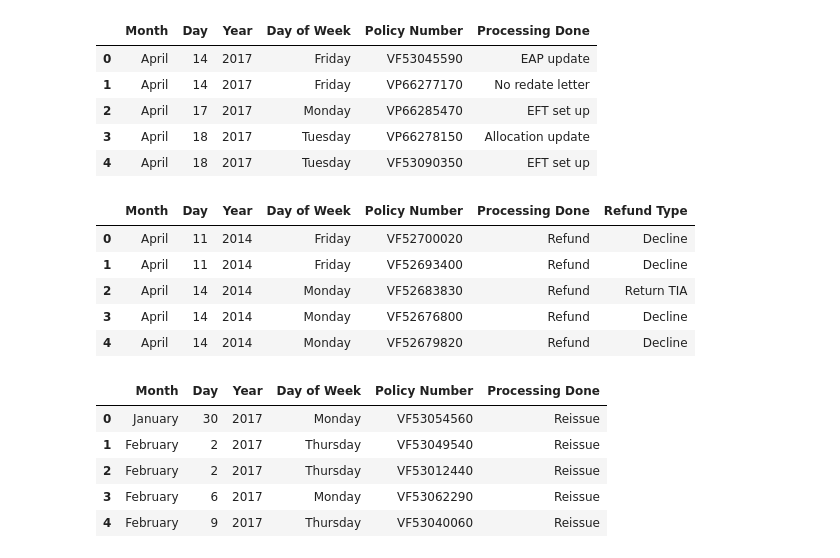
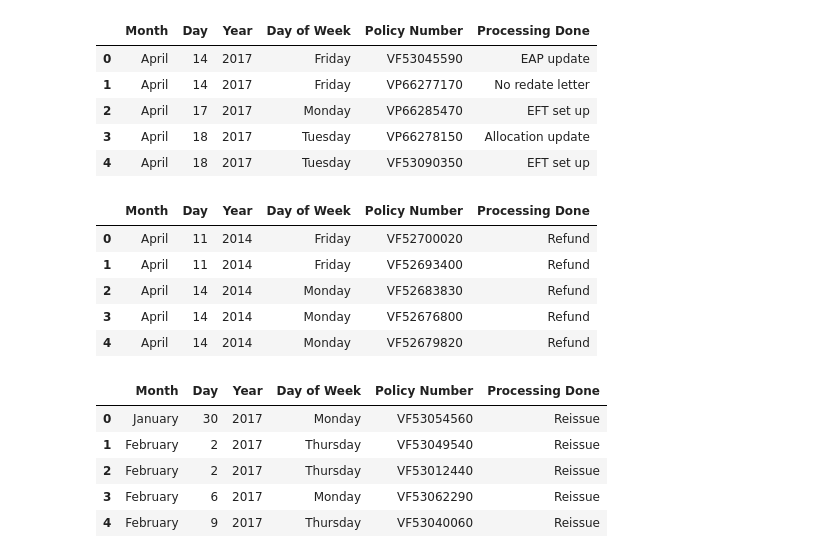
Before and after one commit to johnsethchong/PL_project, a Jupyter notebook: Python Analysis.ipynb, the cells around one changed output. Drawn from its saved outputs; the diff is of its cells as text; code cells hidden in the pictures.

```diff
--- a/Python Analysis.ipynb
+++ b/Python Analysis.ipynb
@@ -241,36 +242,36 @@ IPD_policychange_df.head()
 # %%
 #Import CSV
 IPDrefund = pd.read_csv("Data/ipd-refund.csv")
 
 #Use delimiter  to split Date by commas
 IPDrefunddate = IPDrefund["DATE"].str.split(",", expand = True)
 
 #Grab columns
 IPDrefund_day_of_week = IPDrefunddate[0]
 IPDrefund_month_and_day= IPDrefunddate[1]
 
 #Use another space delimiter for more specific columns
 IPDrefund_month = IPDrefund_month_and_day.str.split(" ", expand=True)[1]
 IPDrefund_day = IPDrefund_month_and_day.str.split(" ", expand=True)[2]
 IPDrefund_year = IPDrefunddate[2]
 
 #Create DataFrame
 IPD_refund_df = pd.DataFrame({"Month": IPDrefund_month,
                           "Day": IPDrefund_day,
                            "Year": IPDrefund_year,
                           "Day of Week": IPDrefund_day_of_week,
                            "Policy Number": IPDrefund["POLICY"],
                               "Processing Done": "Refund",
-                           "Refund Type": IPDrefund["DETAILS"]
+#                            "Refund Type": IPDrefund["DETAILS"]
                           })
 IPD_refund_df.head()
 # %% [output]
-|  | Month | Day | Year | Day of Week | Policy Number | Processing Done | Refund Type |
-| 0 | April | 11 | 2014 | Friday | VF52700020 | Refund | Decline |
-| 1 | April | 11 | 2014 | Friday | VF52693400 | Refund | Decline |
-| 2 | April | 14 | 2014 | Monday | VF52683830 | Refund | Return TIA |
-| 3 | April | 14 | 2014 | Monday | VF52676800 | Refund | Decline |
-| 4 | April | 14 | 2014 | Monday | VF52679820 | Refund | Decline |
+|  | Month | Day | Year | Day of Week | Policy Number | Processing Done |
+| 0 | April | 11 | 2014 | Friday | VF52700020 | Refund |
+| 1 | April | 11 | 2014 | Friday | VF52693400 | Refund |
+| 2 | April | 14 | 2014 | Monday | VF52683830 | Refund |
+| 3 | April | 14 | 2014 | Monday | VF52676800 | Refund |
+| 4 | April | 14 | 2014 | Monday | VF52679820 | Refund |
 # %%
 #Import CSV
 IPDreissue = pd.read_csv("Data/ipd-reissue.csv")
```
Also changed, not shown: parts of 7 cells of this notebook, 1 other file.
